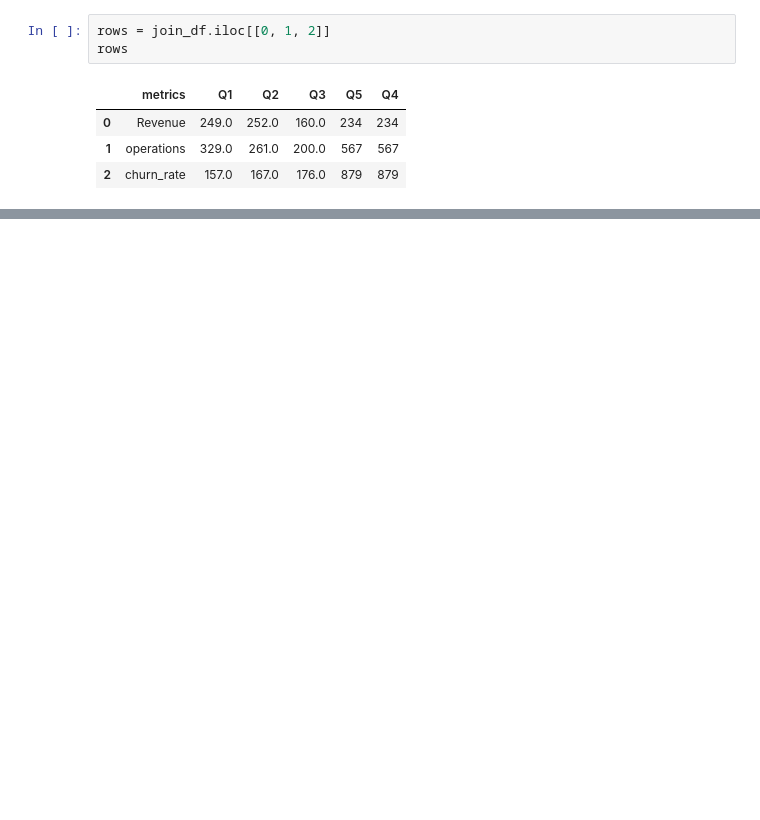
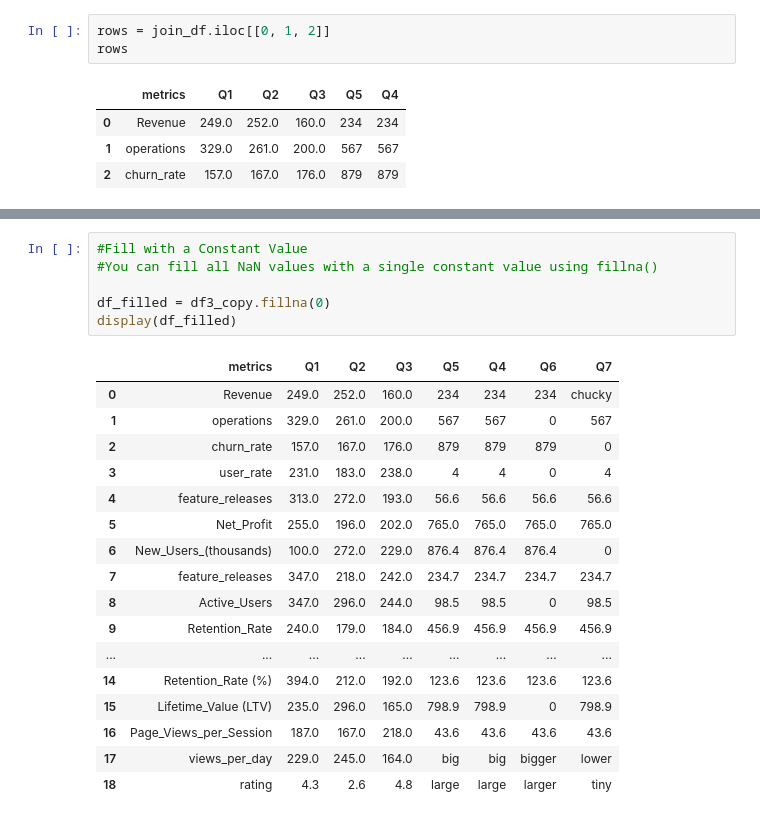
Before and after one commit to Btere/mastery_python_libraries, a Jupyter notebook: pandas.ipynb, the cells around one changed output, grey strips where cells are left out. Drawn from its saved outputs; the diff is of its cells as text; blank space fills up the shorter version.

```diff
--- a/pandas.ipynb
+++ b/pandas.ipynb
@@ -165,0 +489,24 @@ rows
+# %%
+#Fill with a Constant Value
+#You can fill all NaN values with a single constant value using fillna()
+
+df_filled = df3_copy.fillna(0)
+display(df_filled)
+# %% [output]
+|  | metrics | Q1 | Q2 | Q3 | Q5 | Q4 | Q6 | Q7 |
+| 0 | Revenue | 249.0 | 252.0 | 160.0 | 234 | 234 | 234 | chucky |
+| 1 | operations | 329.0 | 261.0 | 200.0 | 567 | 567 | 0 | 567 |
+| 2 | churn_rate | 157.0 | 167.0 | 176.0 | 879 | 879 | 879 | 0 |
+| 3 | user_rate | 231.0 | 183.0 | 238.0 | 4 | 4 | 0 | 4 |
+| 4 | feature_releases | 313.0 | 272.0 | 193.0 | 56.6 | 56.6 | 56.6 | 56.6 |
+| 5 | Net_Profit | 255.0 | 196.0 | 202.0 | 765.0 | 765.0 | 765.0 | 765.0 |
+| 6 | New_Users_(thousands) | 100.0 | 272.0 | 229.0 | 876.4 | 876.4 | 876.4 | 0 |
+| 7 | feature_releases | 347.0 | 218.0 | 242.0 | 234.7 | 234.7 | 234.7 | 234.7 |
+| 8 | Active_Users | 347.0 | 296.0 | 244.0 | 98.5 | 98.5 | 0 | 98.5 |
+| 9 | Retention_Rate | 240.0 | 179.0 | 184.0 | 456.9 | 456.9 | 456.9 | 456.9 |
+| ... | ... | ... | ... | ... | ... | ... | ... | ... |
+| 14 | Retention_Rate (%) | 394.0 | 212.0 | 192.0 | 123.6 | 123.6 | 123.6 | 123.6 |
+| 15 | Lifetime_Value (LTV) | 235.0 | 296.0 | 165.0 | 798.9 | 798.9 | 0 | 798.9 |
+| 16 | Page_Views_per_Session | 187.0 | 167.0 | 218.0 | 43.6 | 43.6 | 43.6 | 43.6 |
+| 17 | views_per_day | 229.0 | 245.0 | 164.0 | big | big | bigger | lower |
+| 18 | rating | 4.3 | 2.6 | 4.8 | large | large | larger | tiny |
```
Also changed, not shown: parts of 33 cells of this notebook.
